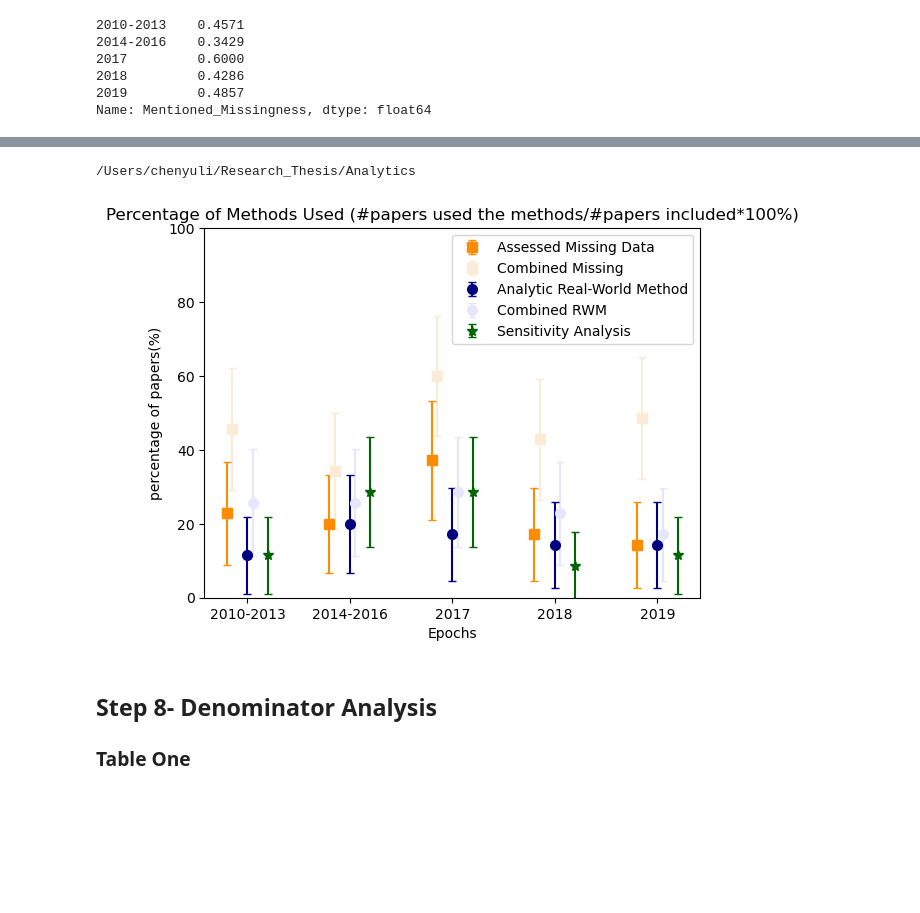
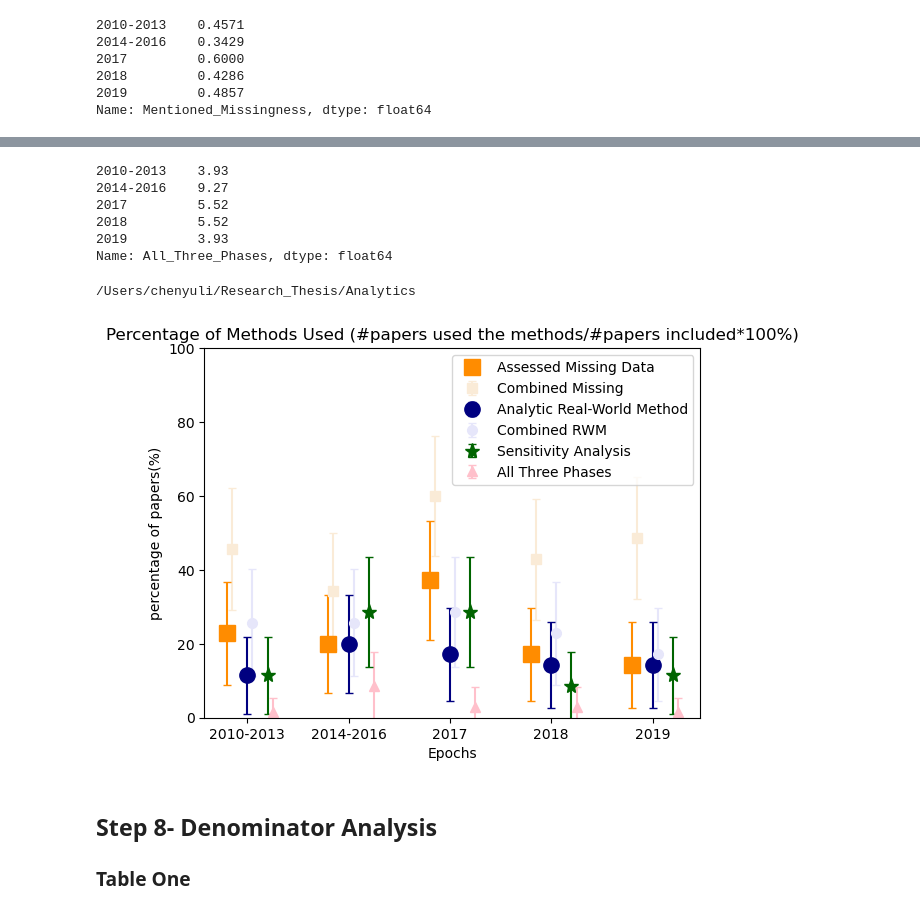
Before and after one commit to ChenyuL/RWD-Methods, a Jupyter notebook: Analysis/20210707_Analytics_Code_v0228.ipynb, the cells around one changed output, grey strips where cells are left out. Saved outputs shown, nothing was run; the diff lists cells and outputs as text; code cells hidden in the pictures; blank space fills up the shorter version.

Commit message:
Updated graph

```diff
--- a/Analysis/20210707_Analytics_Code_v0228.ipynb
+++ b/Analysis/20210707_Analytics_Code_v0228.ipynb
@@ -1023,7 +1034,7 @@ Index(['index', 'Year', 'included_number', 'Mentioned_Missingness_count',
 Epoch_df
 Epoch_select = Epoch_df[['included_number', 'Mentioned_Missingness_count',
        'Assessed_Missingness_count', 'RWM_count', 'Sensitivity_Analysis_Count',
-       'Potential_RWM_Count','Combined_RWM_Count']]
+       'Potential_RWM_Count','Combined_RWM_Count','All_three_phases_Count']]
 Epoch_select
 # %% [output]
 |  | included_number | Mentioned_Missingness_count | Assessed_Missingness_count | RWM_count | Sensitivity_Analysis_Count | ... |
@@ -1081,7 +1094,7 @@ out_transform
 interval = []
 estimation = []
 err_range = []
-for i in range(1, 7):
+for i in range(1, 8):
     interval.append([])
     estimation.append([])
     err_range.append([])
@@ -1107,7 +1120,7 @@ interval.index= ('Mentioned_Missingness', 'Assessed_Missingness','Real-World_Met
 # %%
 pHat = pd.DataFrame(estimation)
 pHat.columns =('2010-2013', '2014-2016', '2017', '2018', '2019')
-pHat.index = ('Mentioned_Missingness', 'Assessed_Missingness','Real-World_Method','Sensitivity_Analysis','Potential_RWM',"Combined RWM")
+pHat.index = ('Mentioned_Missingness', 'Assessed_Missingness','Real-World_Method','Sensitivity_Analysis','Potential_RWM',"Combined RWM","All_three_phases")
 print(pHat)
 pHat.to_csv("/Users/chenyuli/Research_Thesis/Analytics/20220228pHat_beforeformat.csv")
 # %% [output]
@@ -1141,7 +1157,7 @@ Combined RWM           (0.0895, 0.3677)  (0.0466, 0.2963)
 err_range
 err_df = pd.DataFrame(err_range)
 err_df.columns =('2010-2013', '2014-2016', '2017', '2018', '2019')
-err_df.index = ('Mentioned_Missingness', 'Assessed_Missingness','Real-World_Method','Sensitivity_Analysis','Potential_RWM',"Combined RWM")
+err_df.index = ('Mentioned_Missingness', 'Assessed_Missingness','Real-World_Method','Sensitivity_Analysis','Potential_RWM',"Combined RWM","All_Three_Phases")
 print(err_df)
 err_df
 # %% [output]
@@ -1230,3 +1251,12 @@ err_range_percentage
+# %%
+err_range_percentage.iloc[6]
+# %% [output]
+2010-2013    3.93
+2014-2016    9.27
+2017         5.52
+2018         5.52
+2019         3.93
+Name: All_Three_Phases, dtype: float64
 # %%
 !pwd
 # %% [output]
@@ -1235,38 +1265,41 @@ err_range_percentage
 import matplotlib.pyplot as plt
 from matplotlib.ticker import MaxNLocator
 from collections import namedtuple
 f, ax = plt.subplots()
 x_ticks = ["2010-2013", "2014-2016", "2017", "2018", "2019"]
-groups=['Assessed Missing Data','Combined Missing','Analytic Real-World Method','Combined RWM','Sensitivity Analysis']
+groups=['Assessed Missing Data','Combined Missing','Analytic Real-World Method','Combined RWM','Sensitivity Analysis', 'All Three Phases']
 x_1 = np.arange(1, 6)-0.2
 x_1_5 = x_1+0.05
 x_2 = x_1 +0.2
 x_3 = x_2 +0.05
 x_4 = x_2 + 0.2
+x_5 = x_3 + 0.2
 # ax.errorbar(x=x_1, y=pHat.iloc[1], yerr=err_range[1], color='darkorange', capsize=3, linestyle="None", marker="s", markersize=7, mfc="darkorange", mec='darkorange')# Assess missing
 # ax.errorbar(x=x_1_5, y=pHat.iloc[0], yerr=err_range[0], color='antiquewhite', capsize=3, linestyle="None", marker="s", markersize=7, mfc='antiquewhite', mec="antiquewhite")# Assess missing
 # ax.errorbar(x=x_2, y=pHat.iloc[2], yerr=err_range[2], color="navy", capsize=3, linestyle="None", marker="o", markersize=7, mfc="navy", mec="navy") # RWM
 # ax.errorbar(x=x_4, y=pHat.iloc[3], yerr=err_range[3], color="darkgreen", capsize=3, linestyle="None", marker="*", markersize=7, mfc="darkgreen", mec="darkgreen")# Sensitivity
 # ax.errorbar(x=x_3, y=pHat.iloc[5], yerr=err_range[5], color="lavender", capsize=3, linestyle="None", marker="o", markersize=7, mfc="lavender", mec="lavender") # Combined RWM
-ax.errorbar(x=x_1, y=pHat_percentage.iloc[1], yerr=err_range_percentage.iloc[1], color='darkorange', capsize=3, linestyle="None", marker="s", markersize=7, mfc="darkorange", mec='darkorange')# Assess missing
+ax.errorbar(x=x_1, y=pHat_percentage.iloc[1], yerr=err_range_percentage.iloc[1], color='darkorange', capsize=3, linestyle="None", marker="s", markersize=11, mfc="darkorange", mec='darkorange')# Assess missing
 ax.errorbar(x=x_1_5, y=pHat_percentage.iloc[0], yerr=err_range_percentage.iloc[0], color='antiquewhite', capsize=3, linestyle="None", marker="s", markersize=7, mfc='antiquewhite', mec="antiquewhite")# Assess missing
-ax.errorbar(x=x_2, y=pHat_percentage.iloc[2], yerr=err_range_percentage.iloc[2], color="navy", capsize=3, linestyle="None", marker="o", markersize=7, mfc="navy", mec="navy") # RWM
+ax.errorbar(x=x_2, y=pHat_percentage.iloc[2], yerr=err_range_percentage.iloc[2], color="navy", capsize=3, linestyle="None", marker="o", markersize=11, mfc="navy", mec="navy") # RWM
 ax.errorbar(x=x_3, y=pHat_percentage.iloc[5], yerr=err_range_percentage.iloc[5], color="lavender", capsize=3, linestyle="None", marker="o", markersize=7, mfc="lavender", mec="lavender") # Combined RWM
-ax.errorbar(x=x_4, y=pHat_percentage.iloc[3], yerr=err_range_percentage.iloc[3], color="darkgreen", capsize=3, linestyle="None", marker="*", markersize=7, mfc="darkgreen", mec="darkgreen")# Sensitivity
+ax.errorbar(x=x_4, y=pHat_percentage.iloc[3], yerr=err_range_percentage.iloc[3], color="darkgreen", capsize=3, linestyle="None", marker="*", markersize=11, mfc="darkgreen", mec="darkgreen")# Sensitivity
+ax.errorbar(x=x_5, y=pHat_percentage.iloc[6], yerr=err_range_percentage.iloc[6], color="pink", capsize=3, linestyle="None", marker="^", markersize=7, mfc="pink", mec="pink")# All_three_phases
+
 
 
 ax.set_xticks(x_2)
 ax.set_xticklabels(x_ticks)
 #plt.axhline(0.5,linestyle='--')
 plt.ylim(0,100)
 plt.ylabel('percentage of papers(%)')
 plt.xlabel('Epochs')
 plt.title("Percentage of Methods Used (#papers used the methods/#papers included*100%)")
 plt.legend(groups)
 plt.show()
 #plt.savefig('Percentage.png')
 # %% [output]
-[figure, old version]
+[figure, new version]
 # %% [markdown]
    ## Step 8- Denominator Analysis
    ### Table One
```
Also changed, not shown: parts of 25 cells of this notebook.
